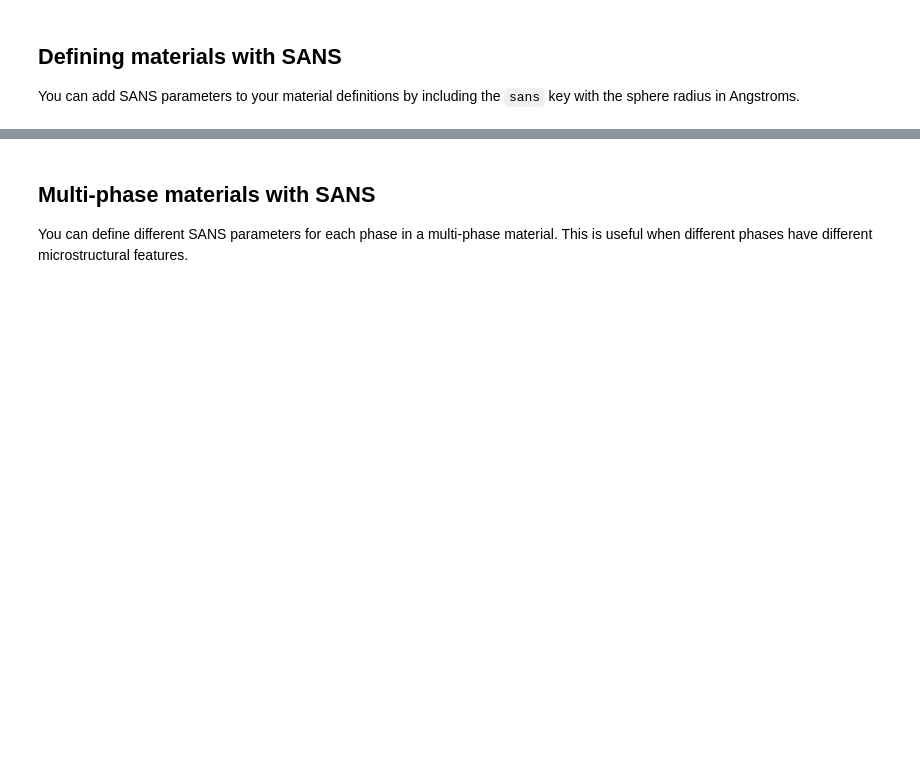
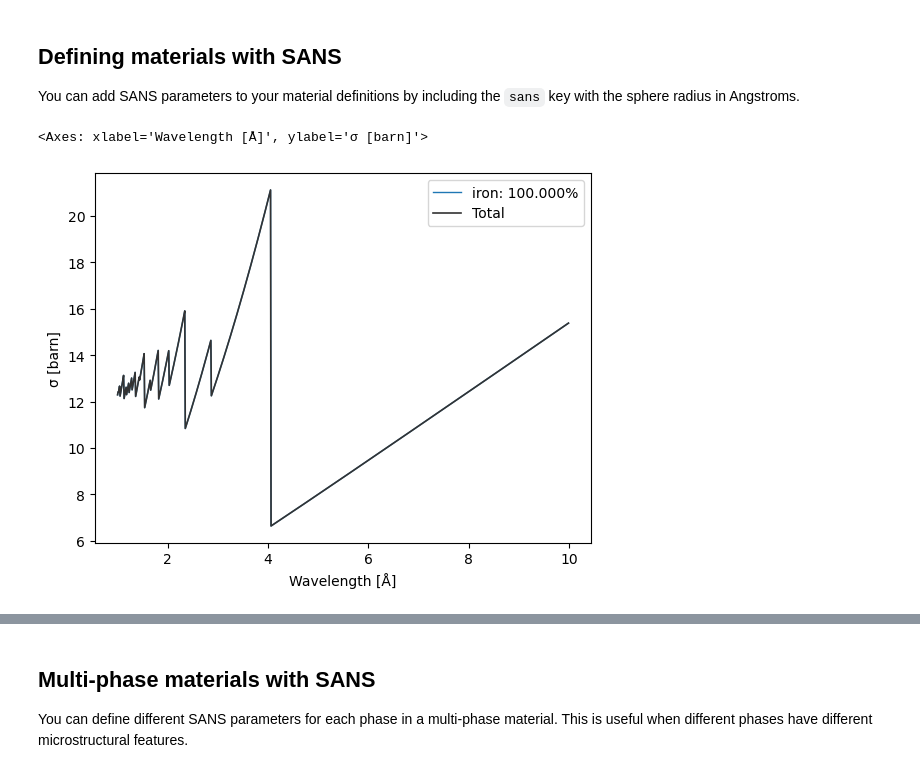
Before and after one commit to TsvikiHirsh/nbragg, a Jupyter notebook: notebooks/nbragg_tutorial.ipynb, the cells around one changed output, grey strips where cells are left out. Drawn from its saved outputs; the diff is of its cells as text; code cells hidden in the pictures; blank space fills up the shorter version.

```diff
--- a/notebooks/nbragg_tutorial.ipynb
+++ b/notebooks/nbragg_tutorial.ipynb
@@ -168,6 +170,11 @@ SANS modeling uses NCrystal's hard-sphere SANS model, which requires specifying
 ## Defining materials with SANS
 
 You can add SANS parameters to your material definitions by including the `sans` key with the sphere radius in Angstroms.
+# %%
+xs.plot()
+# %% [output]
+<Axes: xlabel='Wavelength [Å]', ylabel='σ [barn]'>
+[figure, added]
 # %%
 # Single material with SANS
 xs_sans = nbragg.CrossSection({
```
Also changed, not shown: parts of 19 cells of this notebook, 1 other file.
